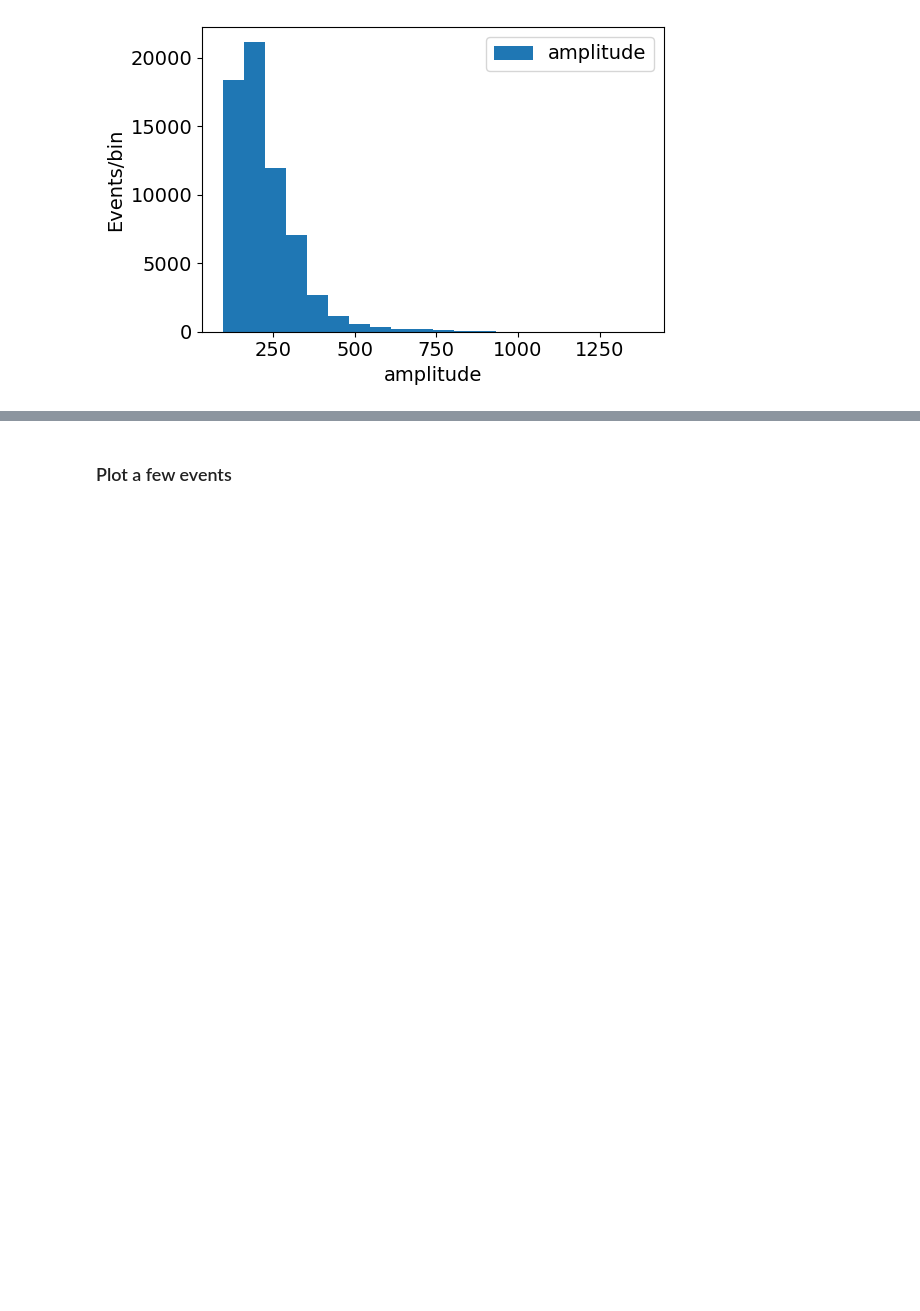
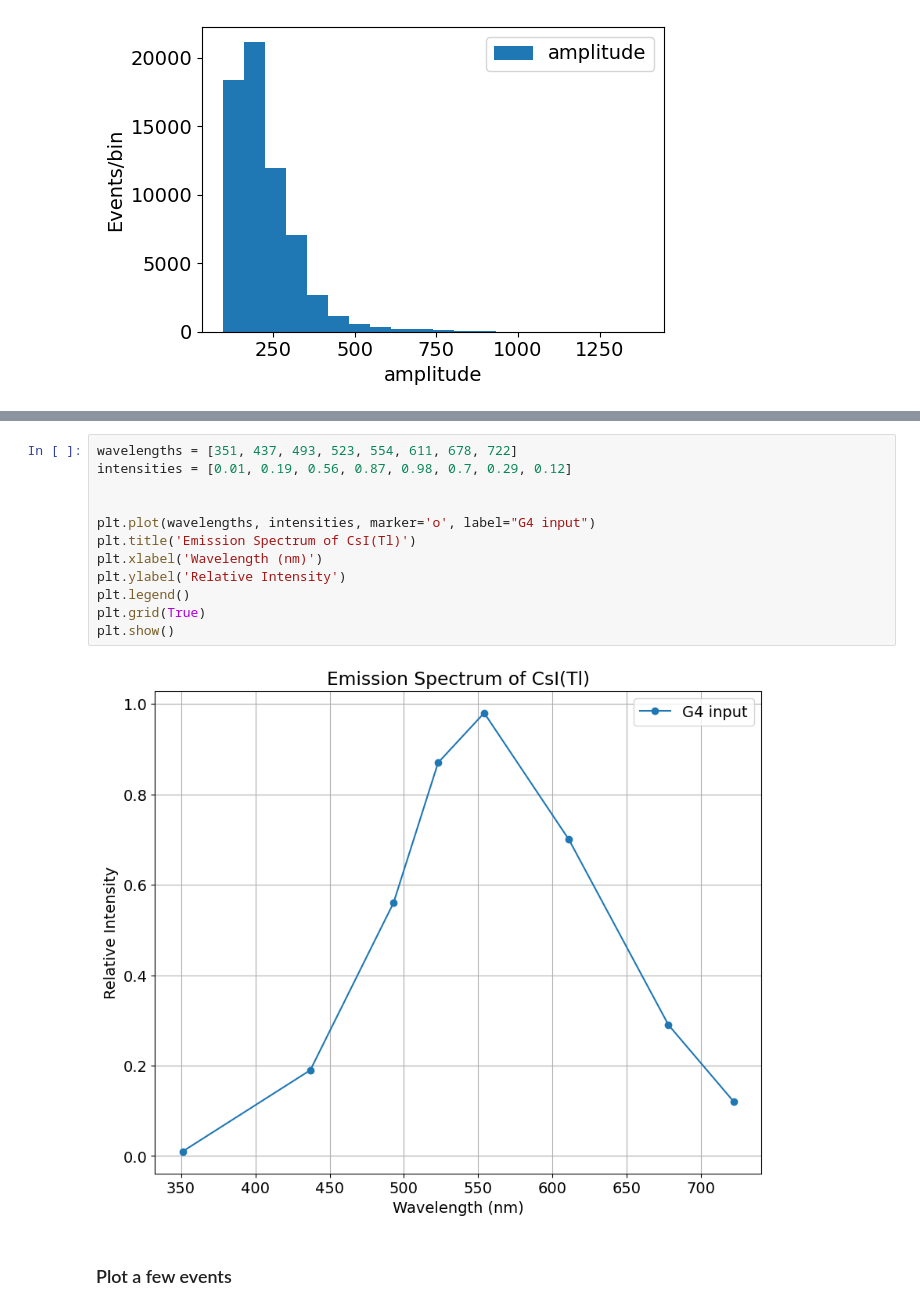
Before and after one commit to jjgomezcadenas/g4crysp, a Jupyter notebook: monolithicCrystal/crystalMT/nb/analysis.ipynb, the cells around one changed output, grey strips where cells are left out. Drawn from its saved outputs; the diff is of its cells as text; blank space fills up the shorter version.

```diff
--- a/monolithicCrystal/crystalMT/nb/analysis.ipynb
+++ b/monolithicCrystal/crystalMT/nb/analysis.ipynb
@@ -99,3 +146,17 @@ histoplot(df, "amplitude", num_bins = 20, figsize=(6, 4), title="")
+# %%
+wavelengths = [351, 437, 493, 523, 554, 611, 678, 722]
+intensities = [0.01, 0.19, 0.56, 0.87, 0.98, 0.7, 0.29, 0.12]
+
+
+plt.plot(wavelengths, intensities, marker='o', label="G4 input")
+plt.title('Emission Spectrum of CsI(Tl)')
+plt.xlabel('Wavelength (nm)')
+plt.ylabel('Relative Intensity')
+plt.legend()
+plt.grid(True)
+plt.show()
+# %% [output]
+[figure, added]
 # %% [markdown]
 ### Plot a few events
 # %%
```
Also changed, not shown: parts of 7 cells of this notebook, 5 other files.
